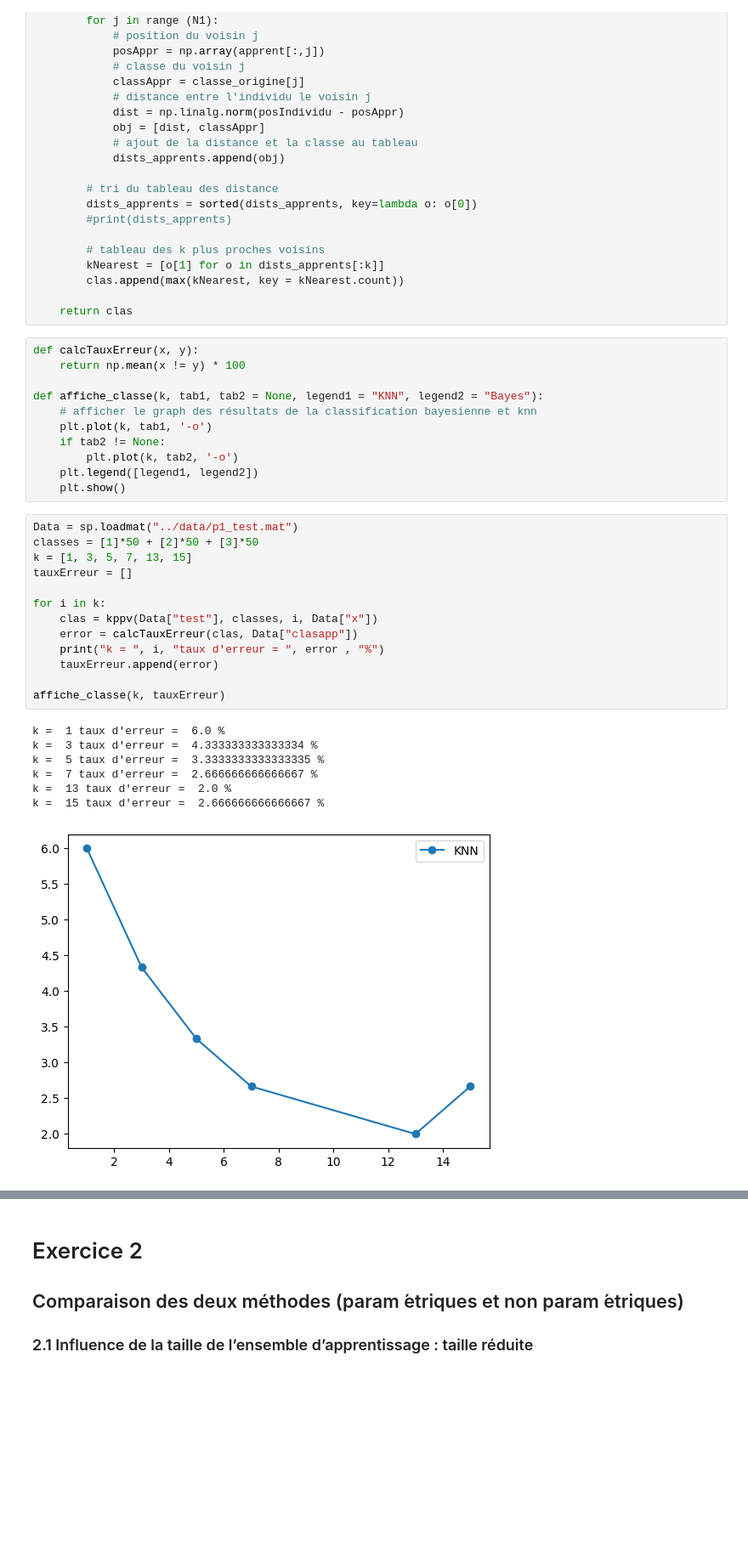
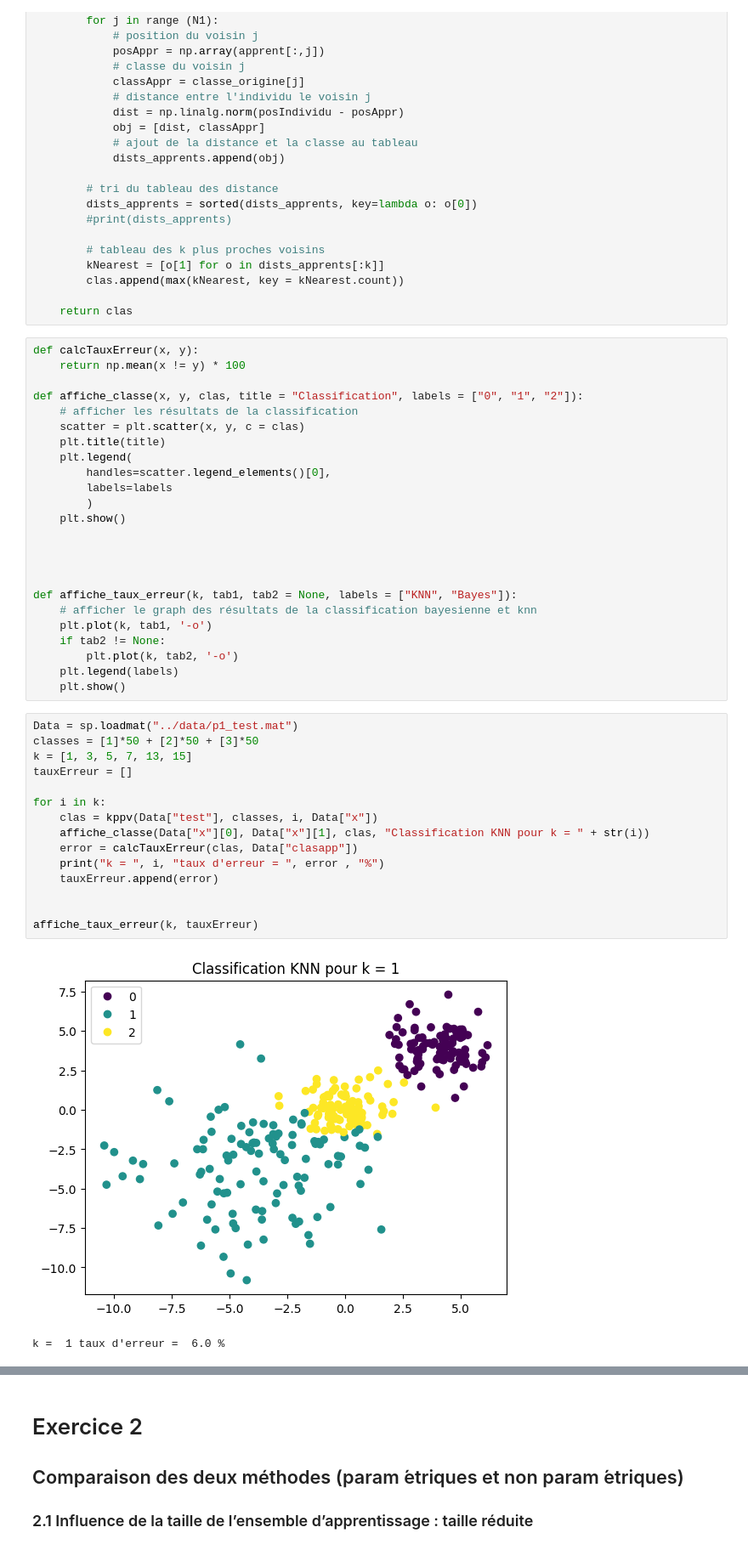
Before and after one commit to JugurthaAsma/ML, a Jupyter notebook: Projet1/src/classif.ipynb, the cells around one changed output, grey strips where cells are left out. Shown at 85% size. Cells and saved outputs as stored; diff of their text form; blank space fills up the shorter version.

Commit message:
add affiche_classe

```diff
--- a/Projet1/src/classif.ipynb
+++ b/Projet1/src/classif.ipynb
@@ -53,31 +53,41 @@ def kppv(apprent, classe_origine, k, x):
 def calcTauxErreur(x, y):
     return np.mean(x != y) * 100
 
-def affiche_classe(k, tab1, tab2 = None, legend1 = "KNN", legend2 = "Bayes"):
+def affiche_classe(x, y, clas, title = "Classification", labels = ["0", "1", "2"]):
+    # afficher les résultats de la classification
+    scatter = plt.scatter(x, y, c = clas)
+    plt.title(title)
+    plt.legend(
+        handles=scatter.legend_elements()[0],
+        labels=labels
+        )
+    plt.show()
+
+
+
+
+def affiche_taux_erreur(k, tab1, tab2 = None, labels = ["KNN", "Bayes"]):
     # afficher le graph des résultats de la classification bayesienne et knn
     plt.plot(k, tab1, '-o')
     if tab2 != None:
         plt.plot(k, tab2, '-o')
-    plt.legend([legend1, legend2])
+    plt.legend(labels)
     plt.show()
 # %%
 Data = sp.loadmat("../data/p1_test.mat")
 classes = [1]*50 + [2]*50 + [3]*50
 k = [1, 3, 5, 7, 13, 15]
 tauxErreur = []
 
 for i in k:
     clas = kppv(Data["test"], classes, i, Data["x"])
+    affiche_classe(Data["x"][0], Data["x"][1], clas, "Classification KNN pour k = " + str(i))
     error = calcTauxErreur(clas, Data["clasapp"])
     print("k = ", i, "taux d'erreur = ", error , "%")
     tauxErreur.append(error)
 
-affiche_classe(k, tauxErreur)
+
+affiche_taux_erreur(k, tauxErreur)
 # %% [output]
+[figure, new version]
 k =  1 taux d'erreur =  6.0 %
-k =  3 taux d'erreur =  4.333333333333334 %
-k =  5 taux d'erreur =  3.3333333333333335 %
-k =  7 taux d'erreur =  2.666666666666667 %
-k =  13 taux d'erreur =  2.0 %
-k =  15 taux d'erreur =  2.666666666666667 %
-[figure, old version]
```
Also changed, not shown: parts of 10 cells of this notebook, 5 other files.
